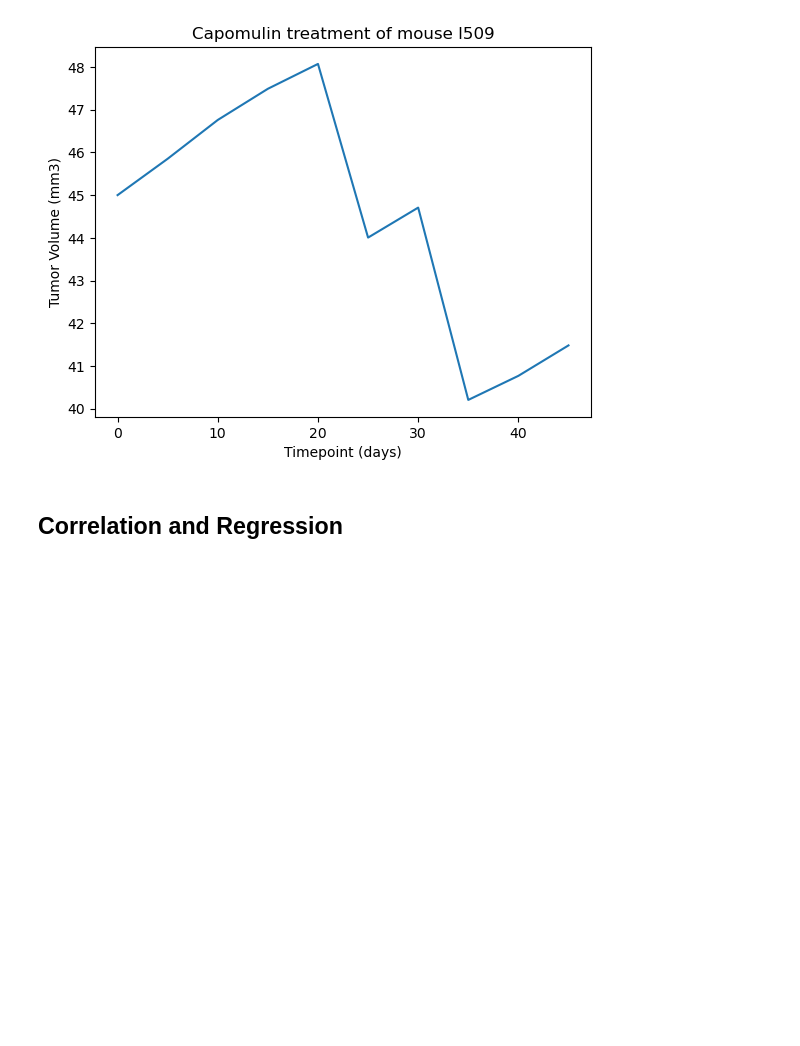
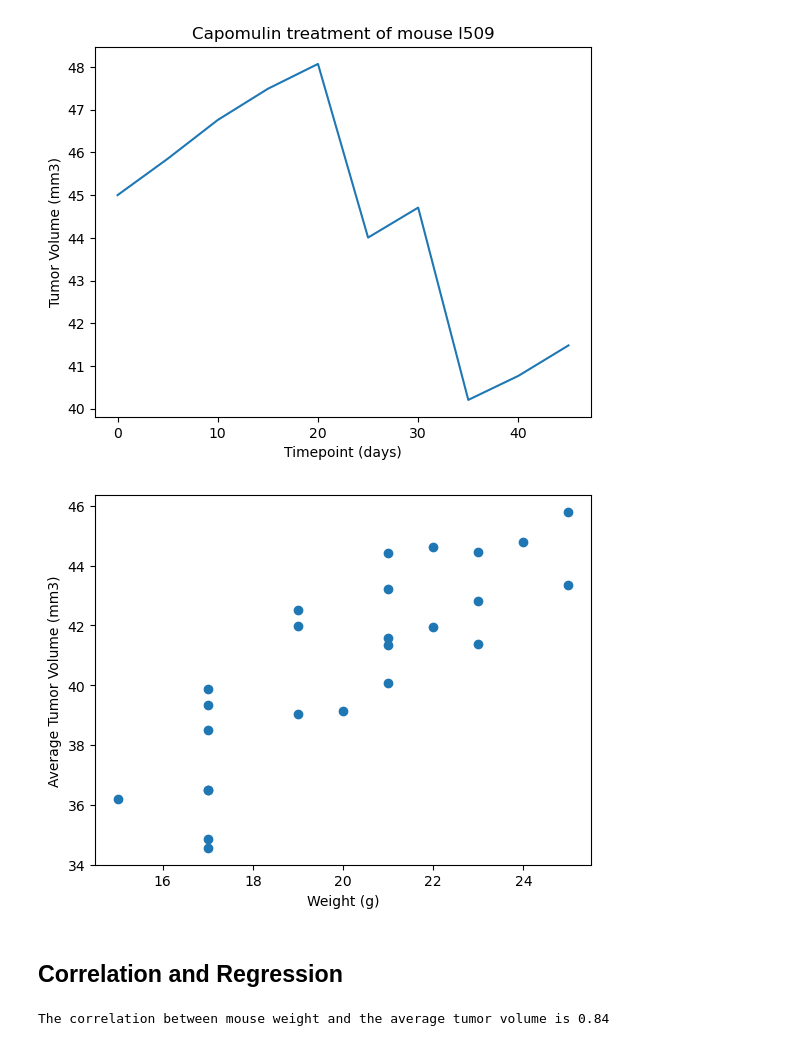
Before and after one commit to Felo2023/Challenge5_PymaceuticalsINC, a Jupyter notebook: Pymaceuticals/pymaceuticals_FJGD2.0.ipynb, the cells around one changed output. Drawn from its saved outputs; the diff is of its cells as text; code cells hidden in the pictures; blank space fills up the shorter version.

```diff
--- a/Pymaceuticals/pymaceuticals_FJGD2.0.ipynb
+++ b/Pymaceuticals/pymaceuticals_FJGD2.0.ipynb
@@ -270,5 +269,22 @@ plt.show()
+# %%
+# Generate a scatter plot of mouse weight vs. the average observed tumor volume for the entire Capomulin regimen
+mouse_data_complete8=mouse_data_complete.copy()
+mouse_weight_capomulin=mouse_data_complete8.loc[mouse_data_complete8['Drug Regimen']=='Capomulin']
+mouse_weight_capomulin=mouse_weight_capomulin.groupby('Mouse ID')[['Weight (g)','Tumor Volume (mm3)']]
+mouse_weight_capomulin=mouse_weight_capomulin.mean()
+mouse_weight_capomulin2=mouse_weight_capomulin.reset_index()
+plt.scatter(mouse_weight_capomulin2['Weight (g)'],mouse_weight_capomulin2['Tumor Volume (mm3)'])
+plt.ylabel('Average Tumor Volume (mm3)')
+plt.xlabel('Weight (g)')
+plt.show()
+# %% [output]
+[figure, added]
 # %% [markdown]
 ## Correlation and Regression
 # %%
 # Calculate the correlation coefficient and a linear regression model
 # for mouse weight and average observed tumor volume for the entire Capomulin regimen
+mouse_weight_tumorvolume_corr=round(st.pearsonr(mouse_weight_capomulin2['Weight (g)'],mouse_weight_capomulin2['Tumor Volume (mm3)'])[0],2)
+print('The correlation between mouse weight and the average tumor volume is',mouse_weight_tumorvolume_corr)
+# %% [output]
+The correlation between mouse weight and the average tumor volume is 0.84
```
Also changed, not shown: parts of 3 cells of this notebook.
